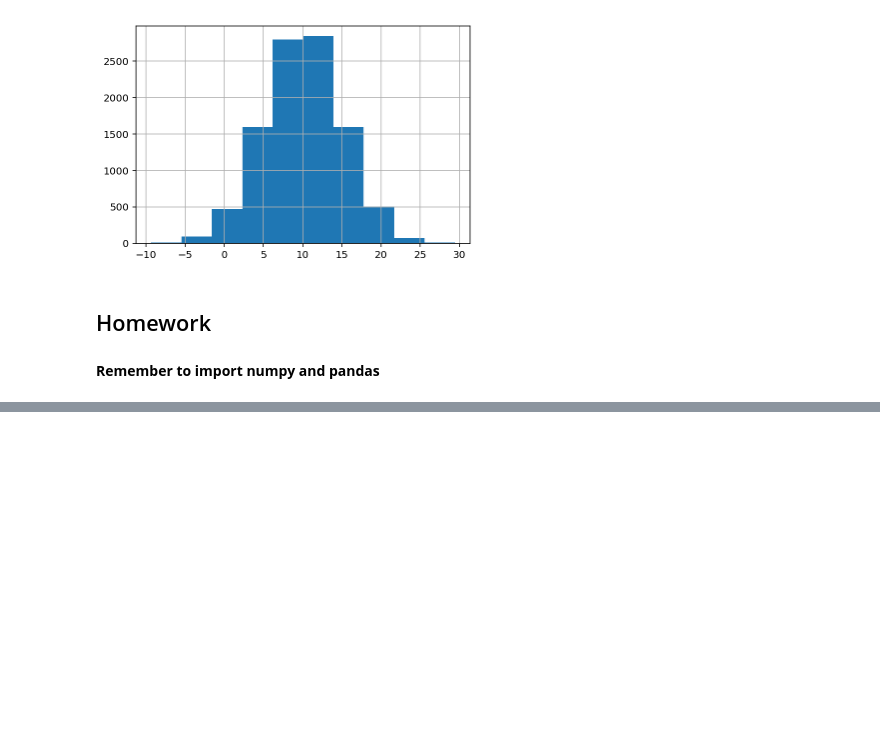
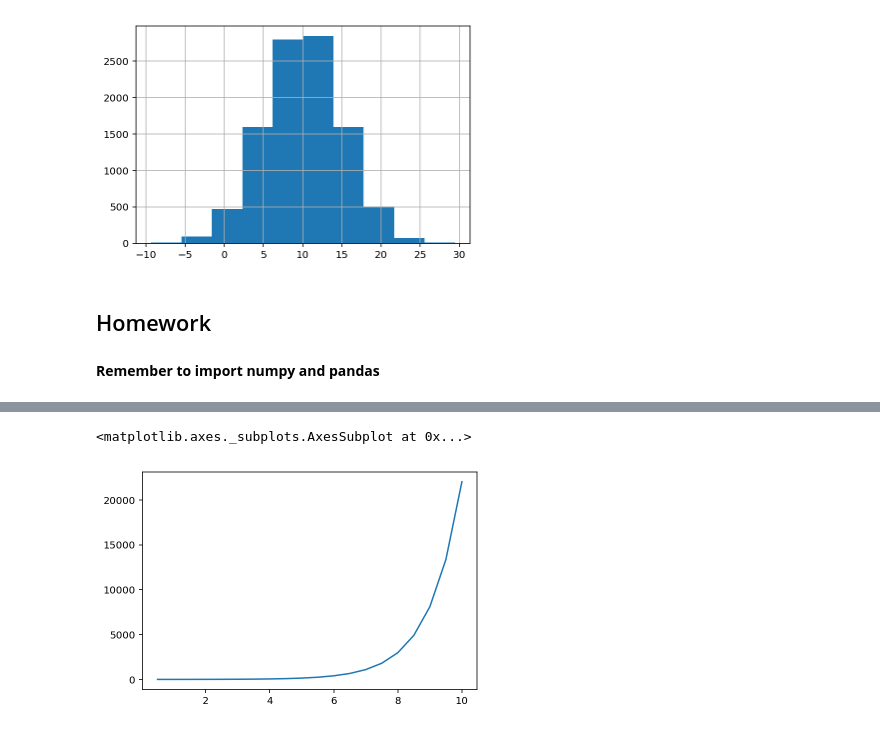
Before and after one commit to jephianlin/9HPythonData, a Jupyter notebook: Python-Week2.ipynb, the cells around one changed output, grey strips where cells are left out. Drawn from its saved outputs; the diff is of its cells as text; code cells hidden in the pictures; blank space fills up the shorter version.

```diff
--- a/Python-Week2.ipynb
+++ b/Python-Week2.ipynb
@@ -981,0 +1056,8 @@ import pandas as pd
+# %%
+### Your answer here
+
+### s1 plots the exponential function
+s1.plot()
+# %% [output]
+<matplotlib.axes._subplots.AxesSubplot at 0x...>
+[figure, added]
```
Also changed, not shown: parts of 25 cells of this notebook.
